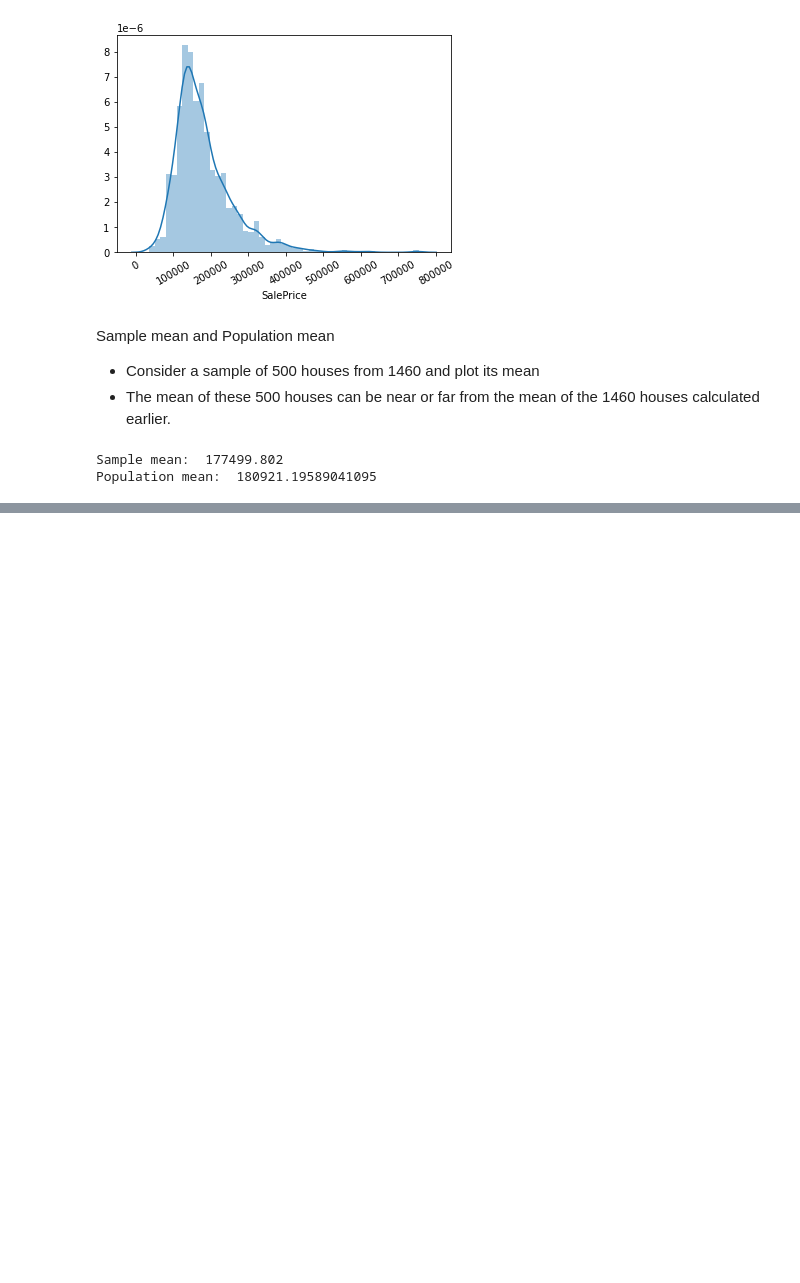
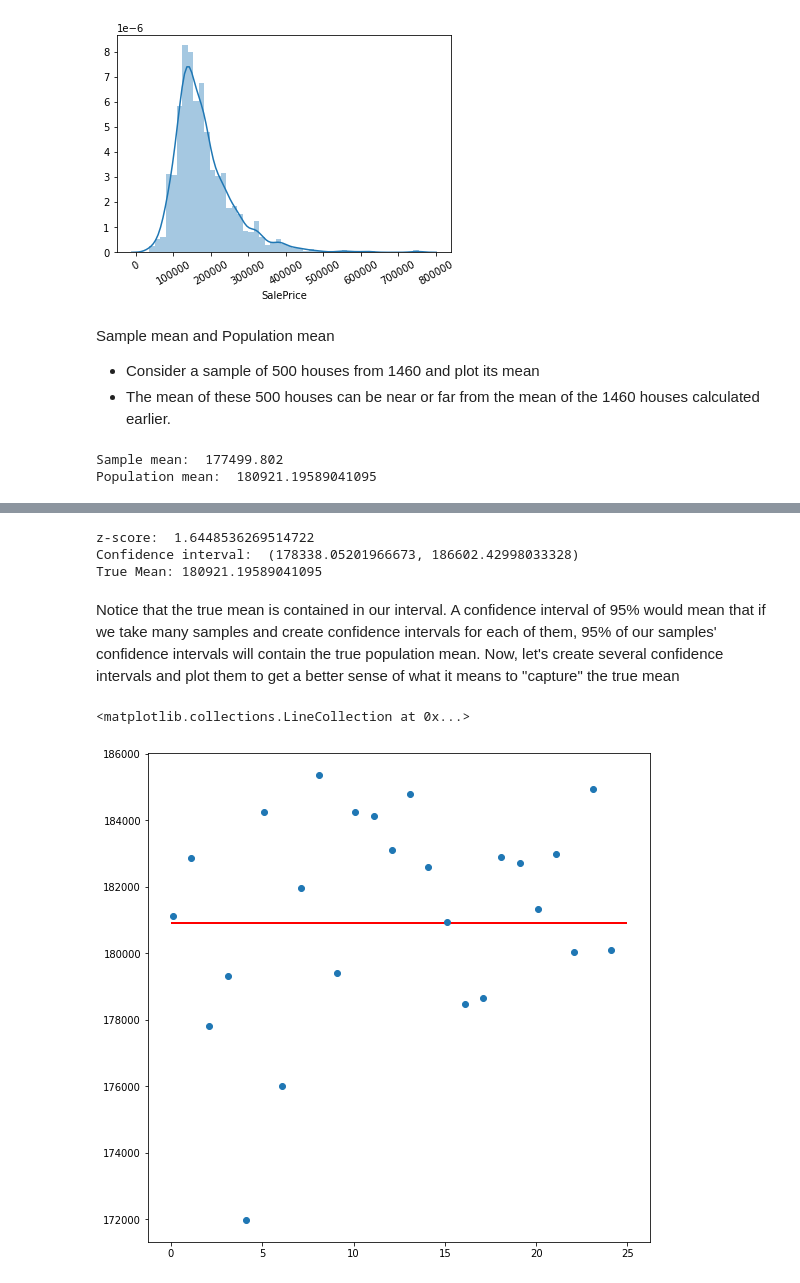
Before and after one commit to cedricbansah/data-science-practice, a Jupyter notebook: week_7_notebook.ipynb, the cells around one changed output, grey strips where cells are left out. Cells and saved outputs as stored; diff of their text form; code cells hidden in the pictures; blank space fills up the shorter version.

```diff
--- a/week_7_notebook.ipynb
+++ b/week_7_notebook.ipynb
@@ -90,0 +151,66 @@ plt.show()
+# %%
+import scipy.stats as stats
+import math
+
+np.random.seed(10) #initialize the random number generator
+
+sample_size = 1000   # size of sample data
+sample = np.random.choice(a = data['SalePrice'], size = sample_size)   # extracting the sample from the population
+sample_mean = sample.mean()   # mean of the sample data
+
+z_critical = stats.norm.ppf(q=0.95)  # z score for 95%
+print("z-score: ", z_critical)  # display the z score
+
+pop_stdev = data['SalePrice'].std()   # get the standard deviation of the population
+
+margin_of_error = z_critical * (pop_stdev/math.sqrt(sample_size))  # get the margin of error
+
+conf_interval = (sample_mean - margin_of_error, sample_mean + margin_of_error)
+
+print("Confidence interval: ", end = " ")
+print(conf_interval)
+print("True Mean: {}".format(data['SalePrice'].mean()))
+# %% [output]
+z-score:  1.6448536269514722
+Confidence interval:  (178338.05201966673, 186602.42998033328)
+True Mean: 180921.19589041095
+# %% [markdown]
+Notice that the true mean is contained in our interval.
+A confidence interval of 95% would mean that if we take many samples and create confidence intervals for each of them, 95% of our samples' confidence intervals will contain the true population mean.
+Now, let's create several confidence intervals and plot them to get a better sense of what it means to "capture" the true mean
+# %%
+np.random.seed(12)
+
+newsample_size = 500
+
+intervals = []
+sample_means = []  # empty list to store sample means
+for sample in range(25):
+  sample = np.random.choice(a = data['SalePrice'], size = newsample_size)  #get sample from the population
+
+  newsample_mean = sample.mean()  # get sample mean
+  sample_means.append(newsample_mean)  # add sample mean to list
+
+  z_score = stats.norm.ppf(q = 0.975)  # get z-score for 97.5%
+
+  new_pop_stdev = data['SalePrice'].std()
+
+  margin_of_error = z_score * (new_pop_stdev/math.sqrt(newsample_size))
+
+  confidence_interval = (margin_of_error + 1,
+                         margin_of_error - 1)
+  intervals.append(confidence_interval)
+# %%
+plt.figure(figsize=(9,9))
+
+plt.errorbar(x=np.arange(0.1,25,1),
+             y = sample_means,
+             yerr=[(top-bot)/2 for top,bot in intervals],
+             fmt = 'o')
+plt.hlines(xmin = 0, xmax = 25,
+           y = data['SalePrice'].mean(),
+           linewidth = 2.0,
+           color = 'red')
+# %% [output]
+<matplotlib.collections.LineCollection at 0x...>
+[figure, added]
```
Also changed, not shown: parts of 5 cells of this notebook.
